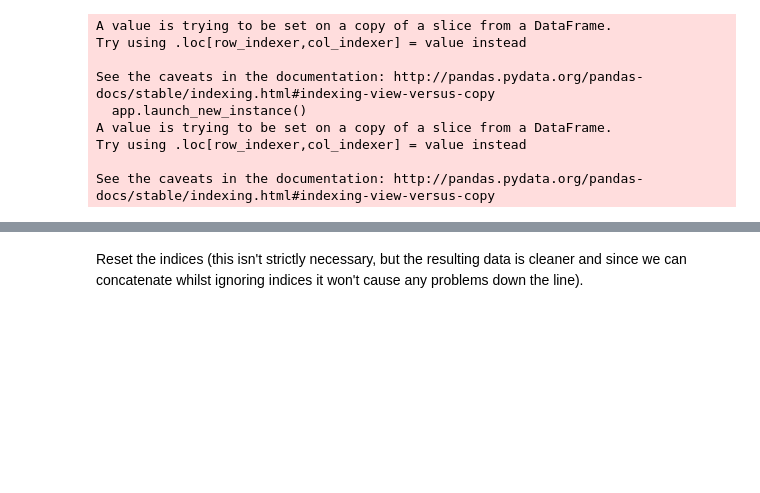
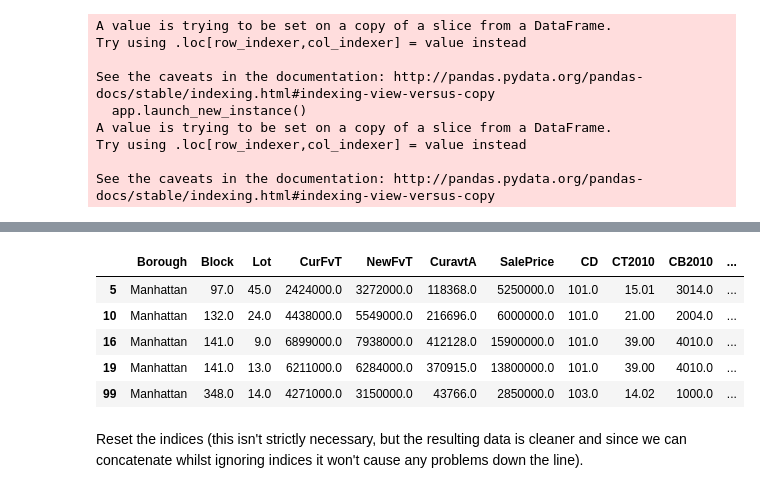
Before and after one commit to ResidentMario/nyc-buildings, a Jupyter notebook: data-munging.ipynb, the cells around one changed output, grey strips where cells are left out. Saved outputs shown, nothing was run; the diff lists cells and outputs as text; code cells hidden in the pictures; blank space fills up the shorter version.

```diff
--- a/data-munging.ipynb
+++ b/data-munging.ipynb
@@ -137,3 +220,5 @@ rolling_pluto = rolling_pluto[rolling_pluto['Address'].notnull()]
+# %%
+rolling_pluto_rpad = rolling_pluto_rpad[rolling_pluto_rpad['Address'].notnull()]
 # %% [markdown]
 Now we hit the next issue. At the copy step during our merge process `pandas` complained that many of the columns that we are working with have a mixed `dtype`:
 
@@ -169,4 +256,4 @@ rolling_pluto_copy = rolling_pluto.copy()
 # %%
-ing_fixing = rolling_pluto.columns
+columns_needing_fixing = rolling_pluto_rpad.columns
 for column in columns_needing_fixing:
-    rolling_pluto_copy[column] = convert_floats_and_whitespace_strings_to_floats_and_strings(rolling_pluto_copy[column])
+    rolling_pluto_rpad[column] = convert_floats_and_whitespace_strings_to_floats_and_strings(rolling_pluto_rpad[column])
@@ -191,6 +272,6 @@ At this point we are ready to split the dataset into two partitions. The *predic
 
 Once we are satisfied with the power of our model (constructed using the predictor data) we will apply it to the rest of the city (predicted data) and visualize the results for explanatory analysis.
 # %%
-r_p_pre = rolling_pluto[rolling_pluto['SalePrice'].notnull()]
-r_p_post = rolling_pluto[rolling_pluto['SalePrice'].isnull()]
+r_p_pre = rolling_pluto_rpad[rolling_pluto_rpad['SalePrice'].notnull()]
+r_p_post = rolling_pluto_rpad[rolling_pluto_rpad['SalePrice'].isnull()]
 # %% [markdown]
@@ -198,8 +279,8 @@ Let's enrich the dataset with a calculated variable for value by square footage.
 # %%
 # Ignore the warning.
-sqft_values = r_p_pre['SalePrice'] / r_p_pre['BldgArea']
-r_p_pre['ValueSqFt'] = sqft_values
-r_p_post['ValueSqFt'] = np.nan
+mkt_sqft_values = r_p_pre['SalePrice'] / r_p_pre['BldgArea']
+r_p_pre['MarketValueSqFt'] = mkt_sqft_values
+r_p_post['MarketValueSqFt'] = np.nan
 # %% [output]
 A value is trying to be set on a copy of a slice from a DataFrame.
 Try using .loc[row_indexer,col_indexer] = value instead
@@ -213,3 +318,12 @@ See the caveats in the documentation: http://pandas.pydata.org/pandas-docs/stabl
+# %%
+r_p_pre.head(5)
+# %% [output]
+|  | Borough | Block | Lot | CurFvT | NewFvT | CuravtA | SalePrice | CD | CT2010 | CB2010 | ... |
+| 5 | Manhattan | 97.0 | 45.0 | 2424000.0 | 3272000.0 | 118368.0 | 5250000.0 | 101.0 | 15.01 | 3014.0 | ... |
+| 10 | Manhattan | 132.0 | 24.0 | 4438000.0 | 5549000.0 | 216696.0 | 6000000.0 | 101.0 | 21.00 | 2004.0 | ... |
+| 16 | Manhattan | 141.0 | 9.0 | 6899000.0 | 7938000.0 | 412128.0 | 15900000.0 | 101.0 | 39.00 | 4010.0 | ... |
+| 19 | Manhattan | 141.0 | 13.0 | 6211000.0 | 6284000.0 | 370915.0 | 13800000.0 | 101.0 | 39.00 | 4010.0 | ... |
+| 99 | Manhattan | 348.0 | 14.0 | 4271000.0 | 3150000.0 | 43766.0 | 2850000.0 | 103.0 | 14.02 | 1000.0 | ... |
 # %% [markdown]
 Reset the indices (this isn't strictly necessary, but the resulting data is cleaner and since we can concatenate whilst ignoring indices it won't cause any problems down the line).
 # %%
```
Also changed, not shown: parts of 37 cells of this notebook, 3 other files.
